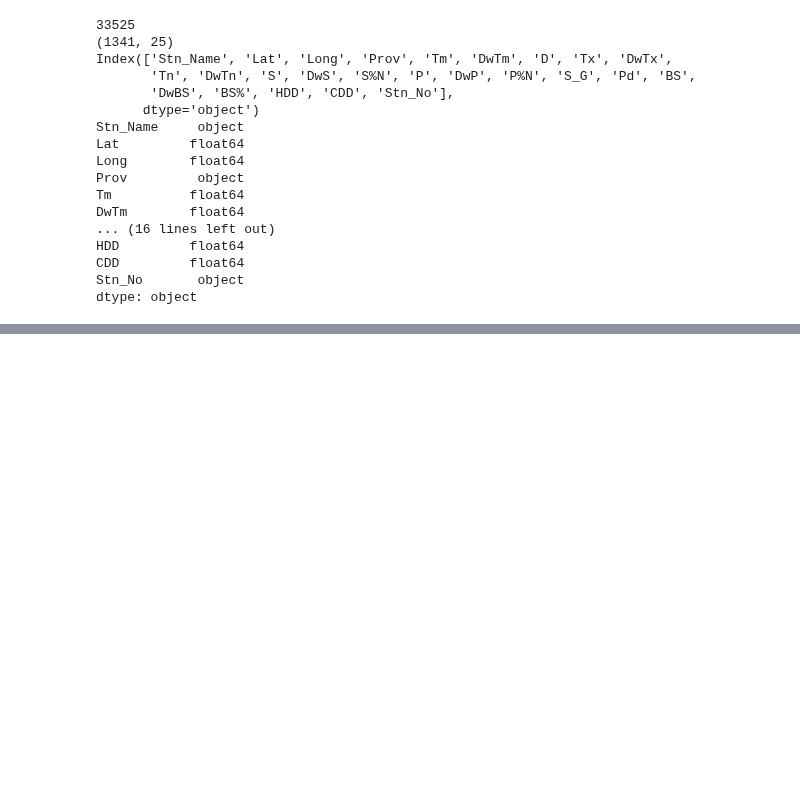
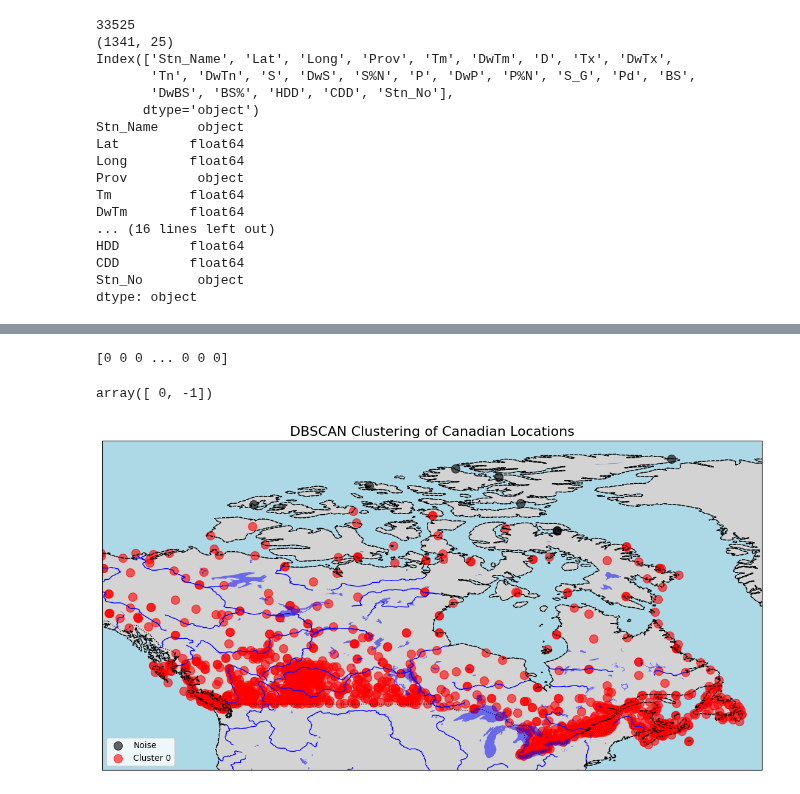
Before and after one commit to iamaryav/ai-notebooks, a Jupyter notebook: weather_station_clustering.ipynb, the cells around one changed output, grey strips where cells are left out. Saved outputs shown, nothing was run; the diff lists cells and outputs as text; code cells hidden in the pictures; blank space fills up the shorter version.

```diff
--- a/weather_station_clustering.ipynb
+++ b/weather_station_clustering.ipynb
@@ -49,0 +90,6 @@ dtype: object
+# %%
+# Normalizing the data
+from sklearn.preprocessing import StandardScaler
+scaler = StandardScaler()
+coords_scaled = scaler.fit_transform(coords)
+print(coords_scaled)
@@ -49,0 +104,14 @@ dtype: object
+# %%
+# Training DBSCAN Model
+from sklearn.cluster import DBSCAN
+epsilon = 0.5
+min_samples = 5
+dbscan = DBSCAN(eps=epsilon, min_samples=min_samples, metric="euclidean")
+labels = dbscan.fit_predict(coords_scaled)
+# %%
+weather_df['Cluster'] = labels
+print(labels)
+weather_df['Cluster'].unique()
+# %% [output]
+[0 0 0 ... 0 0 0]
+array([ 0, -1])
@@ -49,0 +121,36 @@ dtype: object
+# %%
+# Got this code from chatGPT :)
+# Initialize the map with a PlateCarree projection
+fig = plt.figure(figsize=(14, 10))
+ax = plt.axes(projection=ccrs.PlateCarree())
+
+ax.add_feature(cfeature.BORDERS, linestyle=':')
+ax.add_feature(cfeature.COASTLINE, linestyle='--')
+ax.add_feature(cfeature.LAND, edgecolor='black', facecolor='lightgray')
+ax.add_feature(cfeature.OCEAN, facecolor='lightblue')
+ax.add_feature(cfeature.LAKES, facecolor='blue', alpha=0.5)
+ax.add_feature(cfeature.RIVERS, color='blue')
+# Set the map extent to focus on Canada(roughly)
+ax.set_extent([-140, -50, 40, 85], crs=ccrs.PlateCarree())
+
+colors = ['red', 'blue', 'green', 'purple', 'orange', 'brown', 'pink']
+unique_clusters = np.unique(weather_df['Cluster'])
+
+# Plot the clustered data points on the map
+for cluster in unique_clusters:
+    cluster_data = weather_df[weather_df['Cluster'] == cluster]
+    ax.scatter(
+        cluster_data['Long'],
+        cluster_data['Lat'],
+        color=colors[cluster % len(colors)] if cluster != -1 else 'black',  # Black for noise
+        label=f"Cluster {cluster}" if cluster != -1 else "Noise",
+        s=100,
+        alpha=0.6,
+        transform=ccrs.PlateCarree()
+    )
+
+plt.legend(loc='lower left', fontsize=10)
+plt.title('DBSCAN Clustering of Canadian Locations', fontsize=16)
+plt.show()
+# %% [output]
+[figure, added]
```
Also changed, not shown: parts of 6 cells of this notebook, 1 other file.
